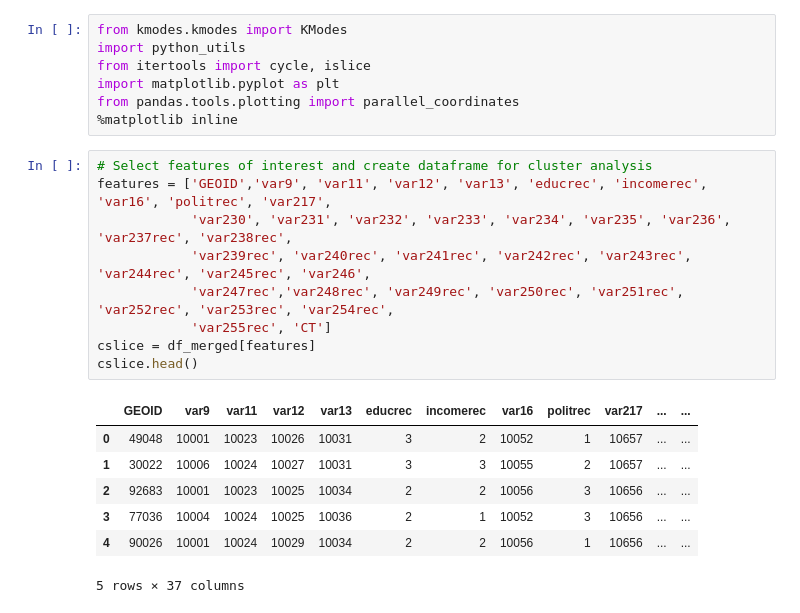
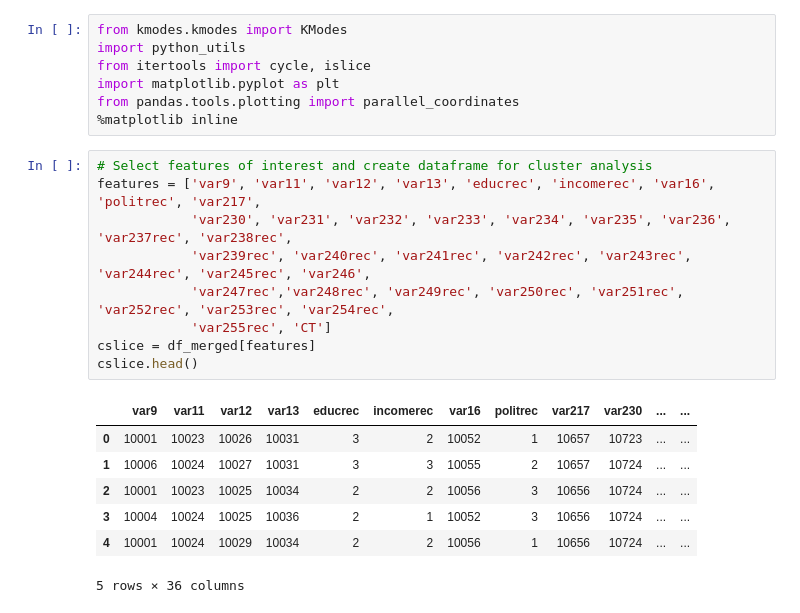
Before and after one commit to sarahrustan/DSE200x-, a Jupyter notebook: DSE200x_FinalProjectWKNG.ipynb, the cells around one changed output. Saved outputs shown, nothing was run; the diff lists cells and outputs as text.

```diff
--- a/DSE200x_FinalProjectWKNG.ipynb
+++ b/DSE200x_FinalProjectWKNG.ipynb
@@ -432,18 +184,18 @@ from pandas.tools.plotting import parallel_coordinates
 %matplotlib inline
 # %%
 # Select features of interest and create dataframe for cluster analysis
-features = ['GEOID','var9', 'var11', 'var12', 'var13', 'educrec', 'incomerec', 'var16', 'politrec', 'var217',
+features = ['var9', 'var11', 'var12', 'var13', 'educrec', 'incomerec', 'var16', 'politrec', 'var217',
             'var230', 'var231', 'var232', 'var233', 'var234', 'var235', 'var236', 'var237rec', 'var238rec',
             'var239rec', 'var240rec', 'var241rec', 'var242rec', 'var243rec', 'var244rec', 'var245rec', 'var246',
             'var247rec','var248rec', 'var249rec', 'var250rec', 'var251rec', 'var252rec', 'var253rec', 'var254rec',
             'var255rec', 'CT']
 cslice = df_merged[features]
 cslice.head()
 # %% [output]
-|  | GEOID | var9 | var11 | var12 | var13 | educrec | incomerec | var16 | politrec | var217 | ... | ... |
-| 0 | 49048 | 10001 | 10023 | 10026 | 10031 | 3 | 2 | 10052 | 1 | 10657 | ... | ... |
-| 1 | 30022 | 10006 | 10024 | 10027 | 10031 | 3 | 3 | 10055 | 2 | 10657 | ... | ... |
-| 2 | 92683 | 10001 | 10023 | 10025 | 10034 | 2 | 2 | 10056 | 3 | 10656 | ... | ... |
-| 3 | 77036 | 10004 | 10024 | 10025 | 10036 | 2 | 1 | 10052 | 3 | 10656 | ... | ... |
-| 4 | 90026 | 10001 | 10024 | 10029 | 10034 | 2 | 2 | 10056 | 1 | 10656 | ... | ... |
+|  | var9 | var11 | var12 | var13 | educrec | incomerec | var16 | politrec | var217 | var230 | ... | ... |
+| 0 | 10001 | 10023 | 10026 | 10031 | 3 | 2 | 10052 | 1 | 10657 | 10723 | ... | ... |
+| 1 | 10006 | 10024 | 10027 | 10031 | 3 | 3 | 10055 | 2 | 10657 | 10724 | ... | ... |
+| 2 | 10001 | 10023 | 10025 | 10034 | 2 | 2 | 10056 | 3 | 10656 | 10724 | ... | ... |
+| 3 | 10004 | 10024 | 10025 | 10036 | 2 | 1 | 10052 | 3 | 10656 | 10724 | ... | ... |
+| 4 | 10001 | 10024 | 10029 | 10034 | 2 | 2 | 10056 | 1 | 10656 | 10724 | ... | ... |
-5 rows × 37 columns
+5 rows × 36 columns
```
Also changed, not shown: parts of 43 cells of this notebook.
